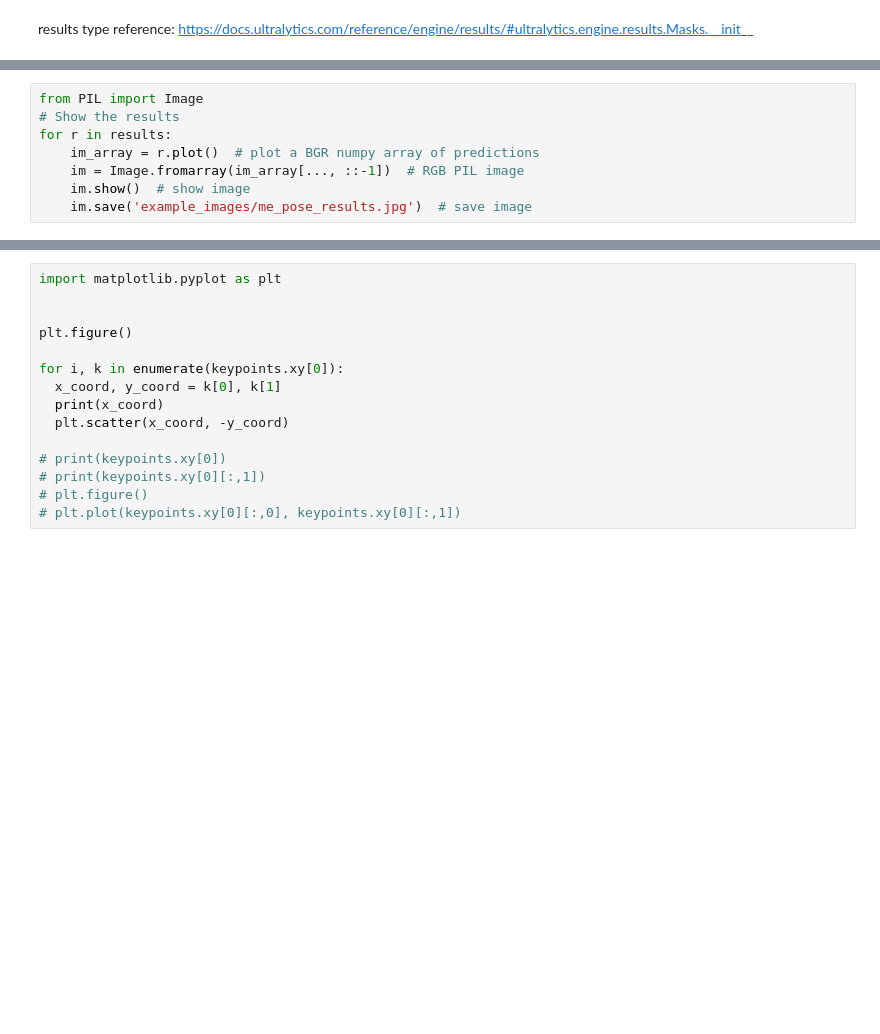
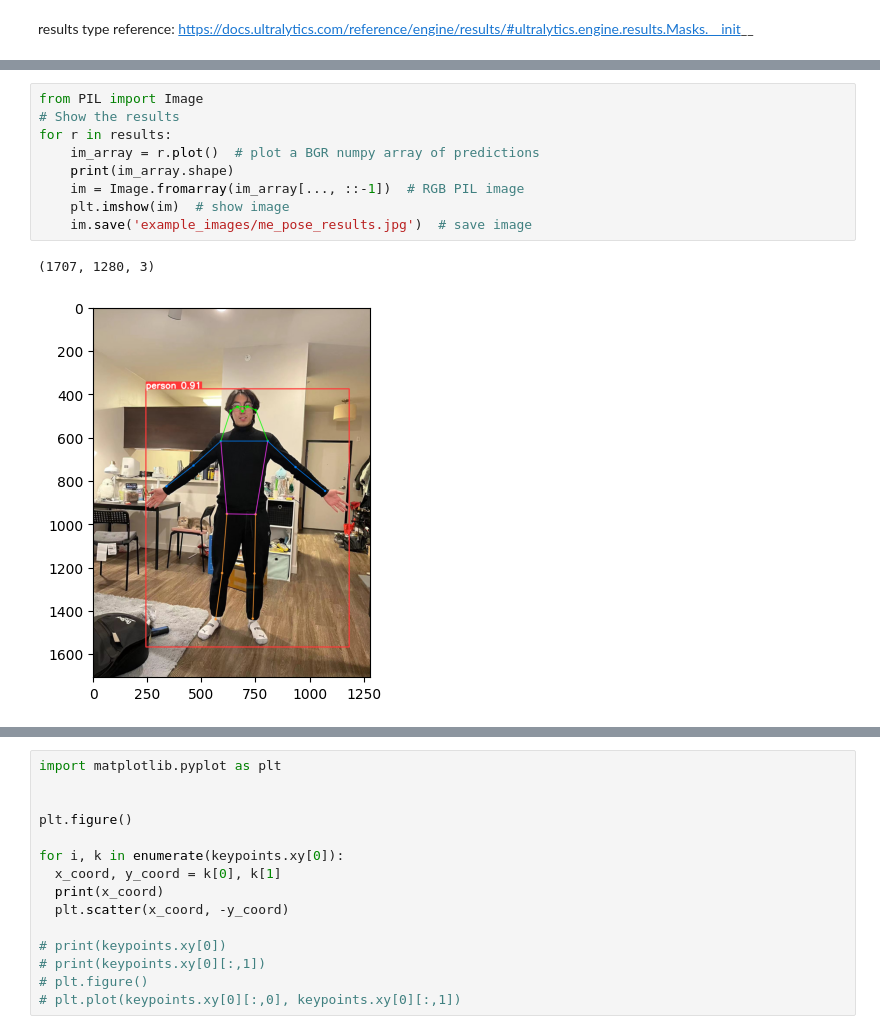
Before and after one commit to MultyXu/EECS_442_HOI, a Jupyter notebook: yolo_pose_example.ipynb, the cells around one changed output, grey strips where cells are left out. Saved outputs shown, nothing was run; the diff lists cells and outputs as text; blank space fills up the shorter version.

```diff
--- a/yolo_pose_example.ipynb
+++ b/yolo_pose_example.ipynb
@@ -80,8 +104,12 @@ data: tensor([[[6.8873e+02, 4.8118e+02, 9.9467e-01],
 # %%
 from PIL import Image
 # Show the results
 for r in results:
     im_array = r.plot()  # plot a BGR numpy array of predictions
+    print(im_array.shape)
     im = Image.fromarray(im_array[..., ::-1])  # RGB PIL image
-    im.show()  # show image
+    plt.imshow(im)  # show image
     im.save('example_images/me_pose_results.jpg')  # save image
+# %% [output]
+(1707, 1280, 3)
+[figure, added]
```
Also changed, not shown: parts of 6 cells of this notebook, 3 other files.
